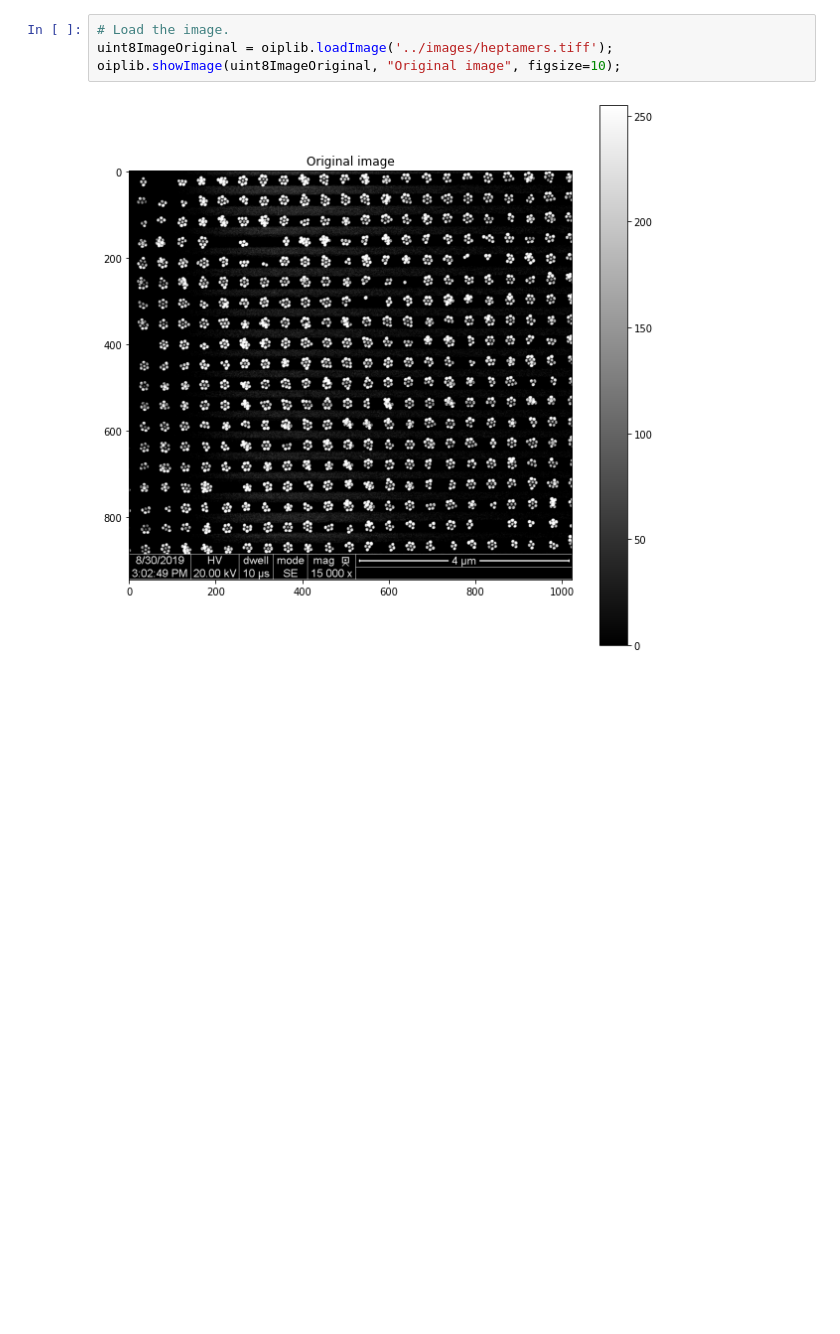
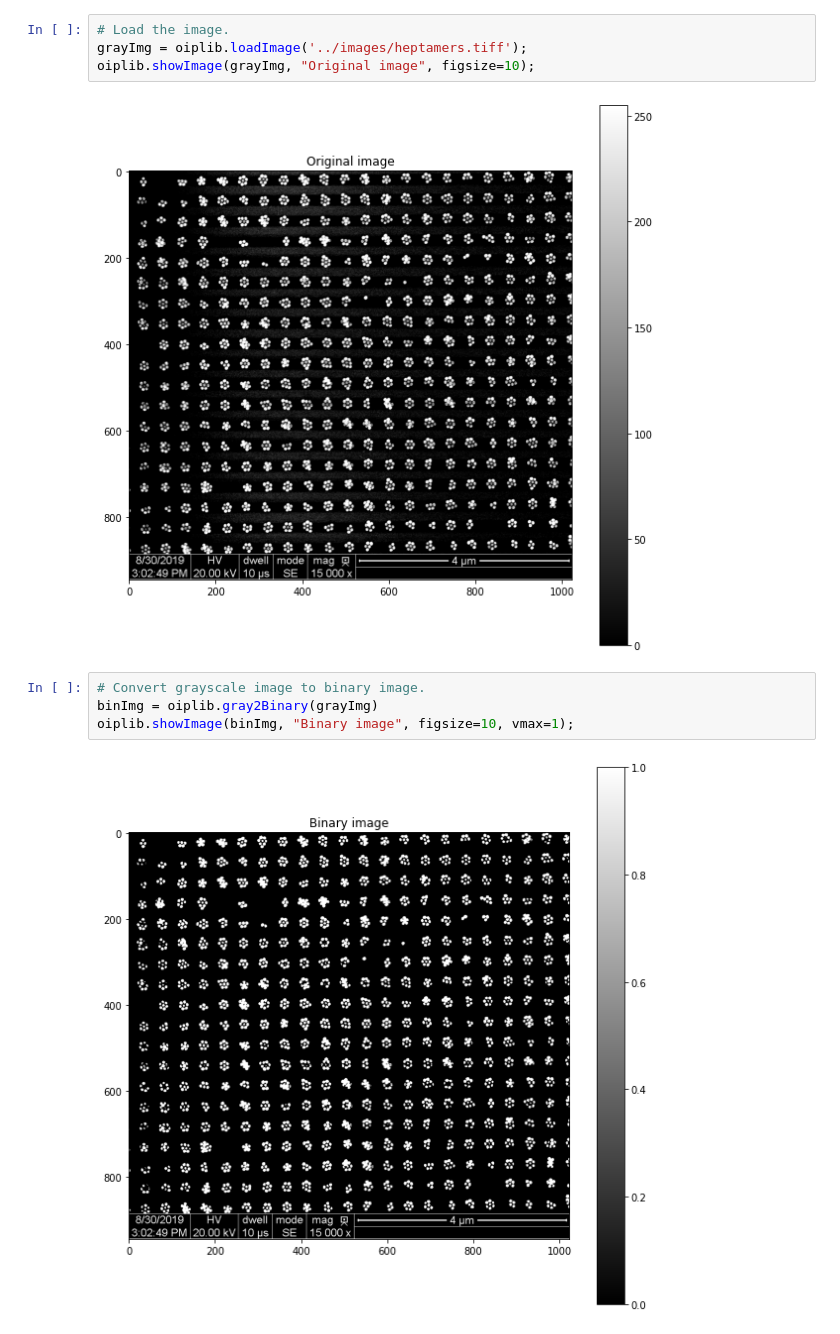
Before and after one commit to Clapfire/oip_image_processing_assignment_1, a Jupyter notebook: src/segmentation.ipynb, the cells around one changed output. Saved outputs shown, nothing was run; the diff lists cells and outputs as text; blank space fills up the shorter version.

Commit message:
Improve and document the gray2Binary function

```diff
--- a/src/segmentation.ipynb
+++ b/src/segmentation.ipynb
@@ -18,6 +19,12 @@ import modules.oiplib as oiplib
 # %%
 # Load the image.
-uint8ImageOriginal = oiplib.loadImage('../images/heptamers.tiff');
-oiplib.showImage(uint8ImageOriginal, "Original image", figsize=10);
+grayImg = oiplib.loadImage('../images/heptamers.tiff');
+oiplib.showImage(grayImg, "Original image", figsize=10);
 # %% [output]
 [figure]
+# %%
+# Convert grayscale image to binary image.
+binImg = oiplib.gray2Binary(grayImg)
+oiplib.showImage(binImg, "Binary image", figsize=10, vmax=1);
+# %% [output]
+[figure, added]
```
Also changed, not shown: parts of 1 cell of this notebook, 1 other file.
